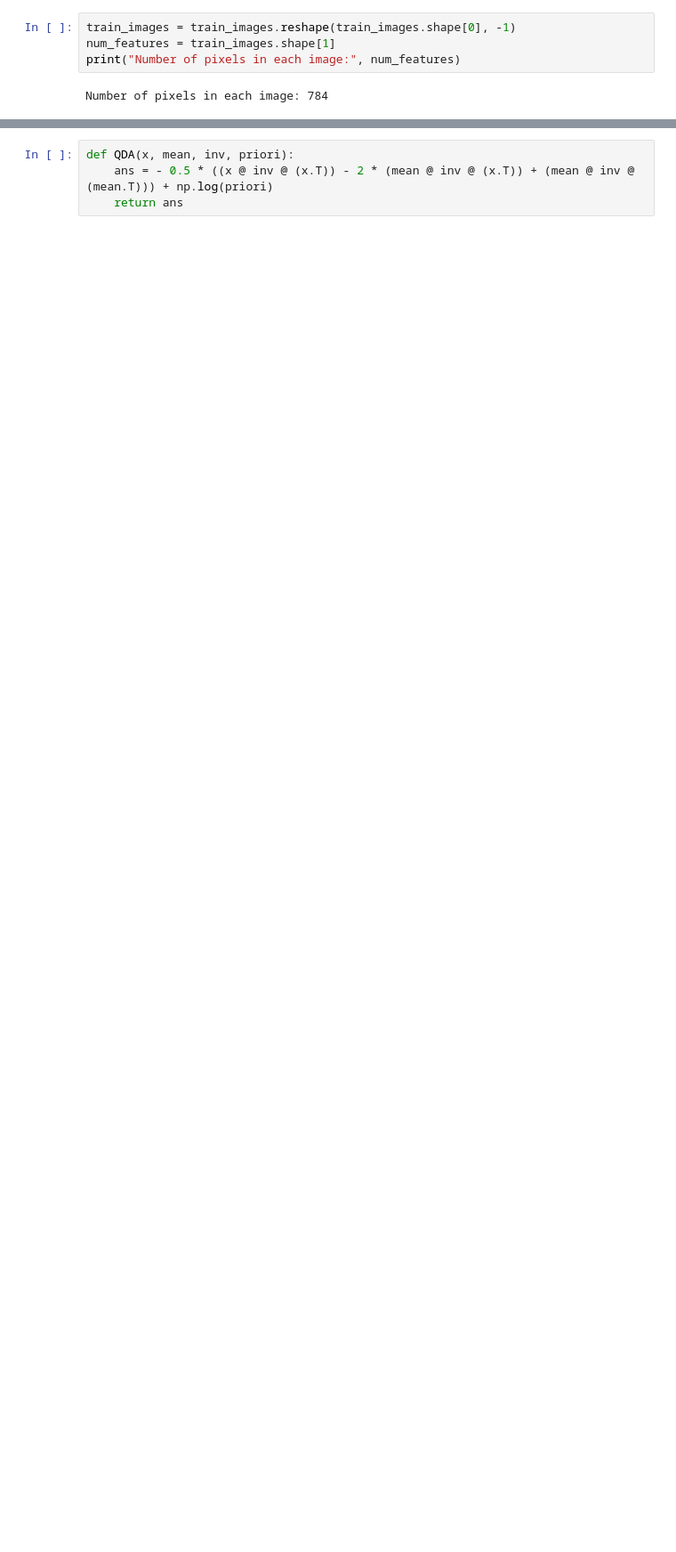
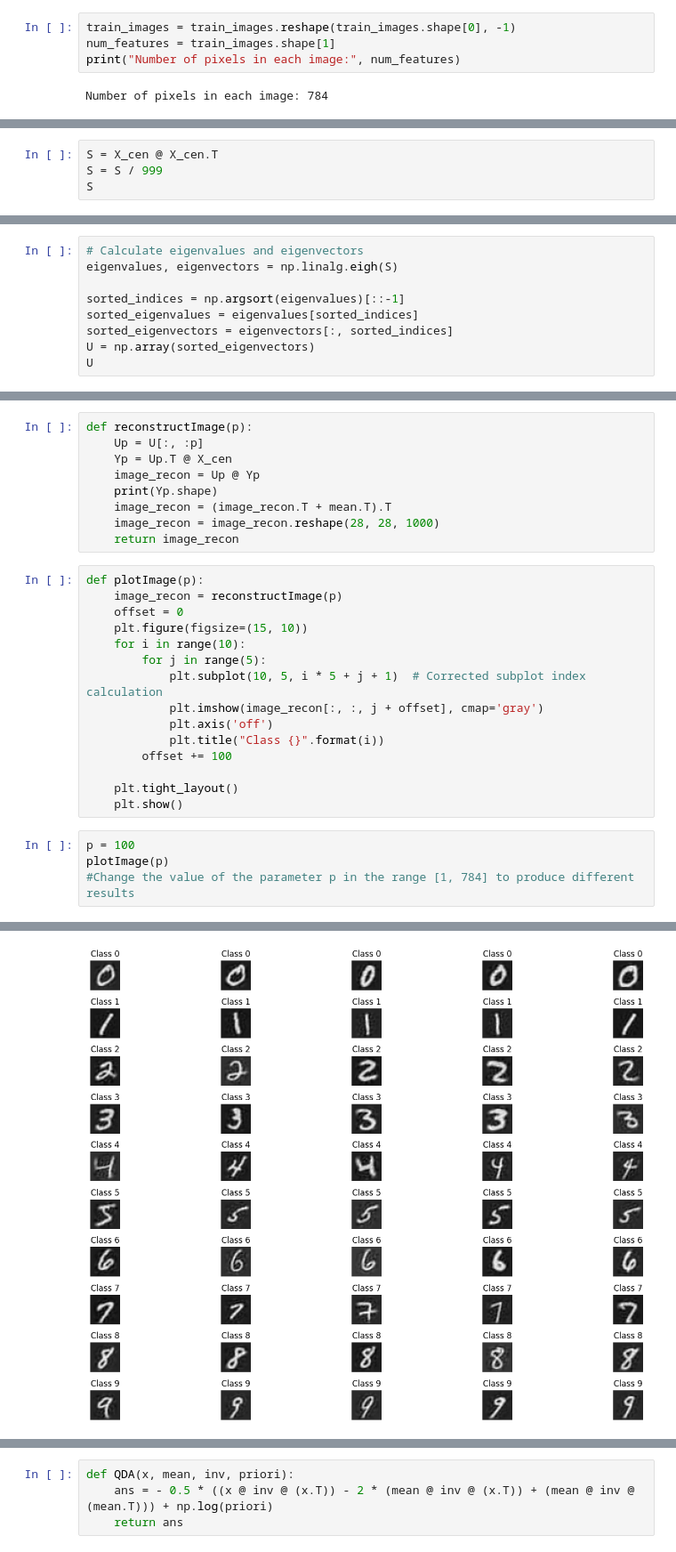
Before and after one commit to AyTIDa1165/Digit-Recognition, a Jupyter notebook: SML_A2_Q2.ipynb, the cells around one changed output, grey strips where cells are left out. Shown at 89% size. Saved outputs shown, nothing was run; the diff lists cells and outputs as text; blank space fills up the shorter version.

```diff
--- a/SML_A2_Q2.ipynb
+++ b/SML_A2_Q2.ipynb
@@ -57,0 +50,4 @@ Number of pixels in each image: 784
+# %%
+S = X_cen @ X_cen.T
+S = S / 999
+S
@@ -57,0 +62,9 @@ Number of pixels in each image: 784
+# %%
+# Calculate eigenvalues and eigenvectors
+eigenvalues, eigenvectors = np.linalg.eigh(S)
+
+sorted_indices = np.argsort(eigenvalues)[::-1]
+sorted_eigenvalues = eigenvalues[sorted_indices]
+sorted_eigenvectors = eigenvectors[:, sorted_indices]
+U = np.array(sorted_eigenvectors)
+U
@@ -57,0 +108,29 @@ Number of pixels in each image: 784
+# %%
+def reconstructImage(p):
+    Up = U[:, :p]
+    Yp = Up.T @ X_cen
+    image_recon = Up @ Yp
+    print(Yp.shape)
+    image_recon = (image_recon.T + mean.T).T
+    image_recon = image_recon.reshape(28, 28, 1000)
+    return image_recon
+# %%
+def plotImage(p):
+    image_recon = reconstructImage(p)
+    offset = 0
+    plt.figure(figsize=(15, 10))
+    for i in range(10):
+        for j in range(5):
+            plt.subplot(10, 5, i * 5 + j + 1)  # Corrected subplot index calculation
+            plt.imshow(image_recon[:, :, j + offset], cmap='gray')
+            plt.axis('off')
+            plt.title("Class {}".format(i))
+        offset += 100
+
+    plt.tight_layout()
+    plt.show()
+# %%
+p = 100
+plotImage(p)
+#Change the value of the parameter p in the range [1, 784] to produce different results
+# %% [output]
@@ -57,0 +138 @@ Number of pixels in each image: 784
+[figure, added]
```
Also changed, not shown: parts of 21 cells of this notebook.
